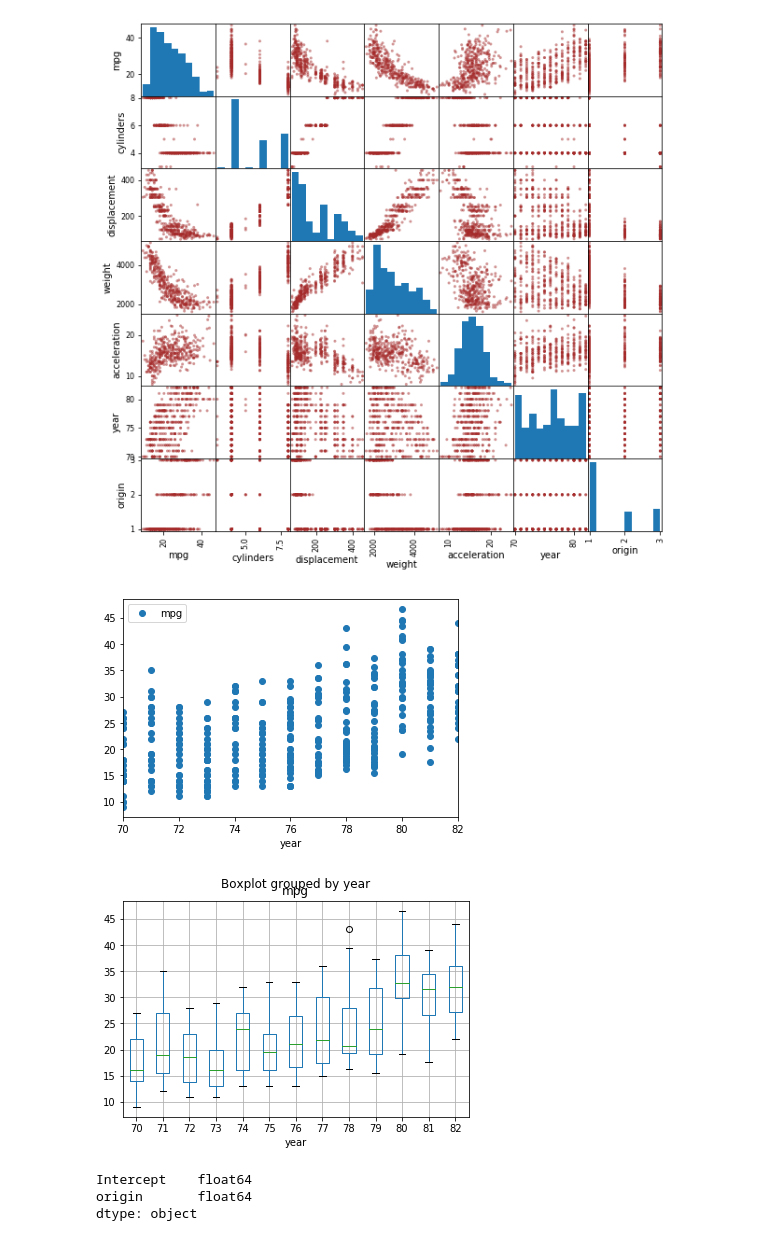
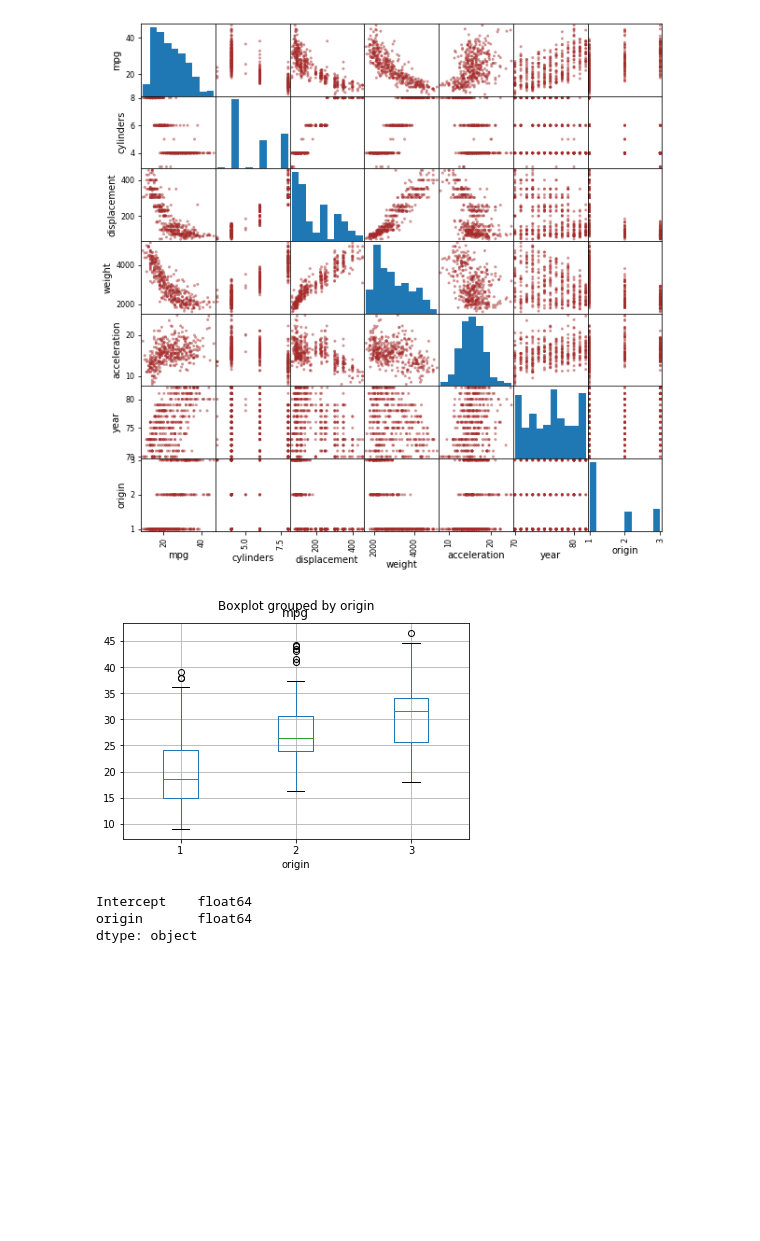
Before and after one commit to piotrszyma/studies-data-mining, a Jupyter notebook: 004-classification/lab2.ipynb, the cells around one changed output. Cells and saved outputs as stored; diff of their text form; code cells hidden in the pictures; blank space fills up the shorter version.

```diff
--- a/004-classification/lab2.ipynb
+++ b/004-classification/lab2.ipynb
@@ -40,11 +39,10 @@ _ = pd.plotting.scatter_matrix(df, color="brown",figsize=(10,10),)
 # %%
 # use box-plot for categorical data
 # if results in categories are substantially difrent that feature might be important
-_ = df.plot(x="yewa", y="mpg", style='o')
+# _ = df.plot(x="yewa", y="mpg", style='o')
 _ = df.boxplot(column="mpg", by="origin")
 # %% [output]
-[figure, old version]
+[figure, new version]
-[figure, removed]
 # %%
 # dmatrices function splits and encodes data by using their type
 #models = [
```
Also changed, not shown: parts of 7 cells of this notebook, 3 other files.
